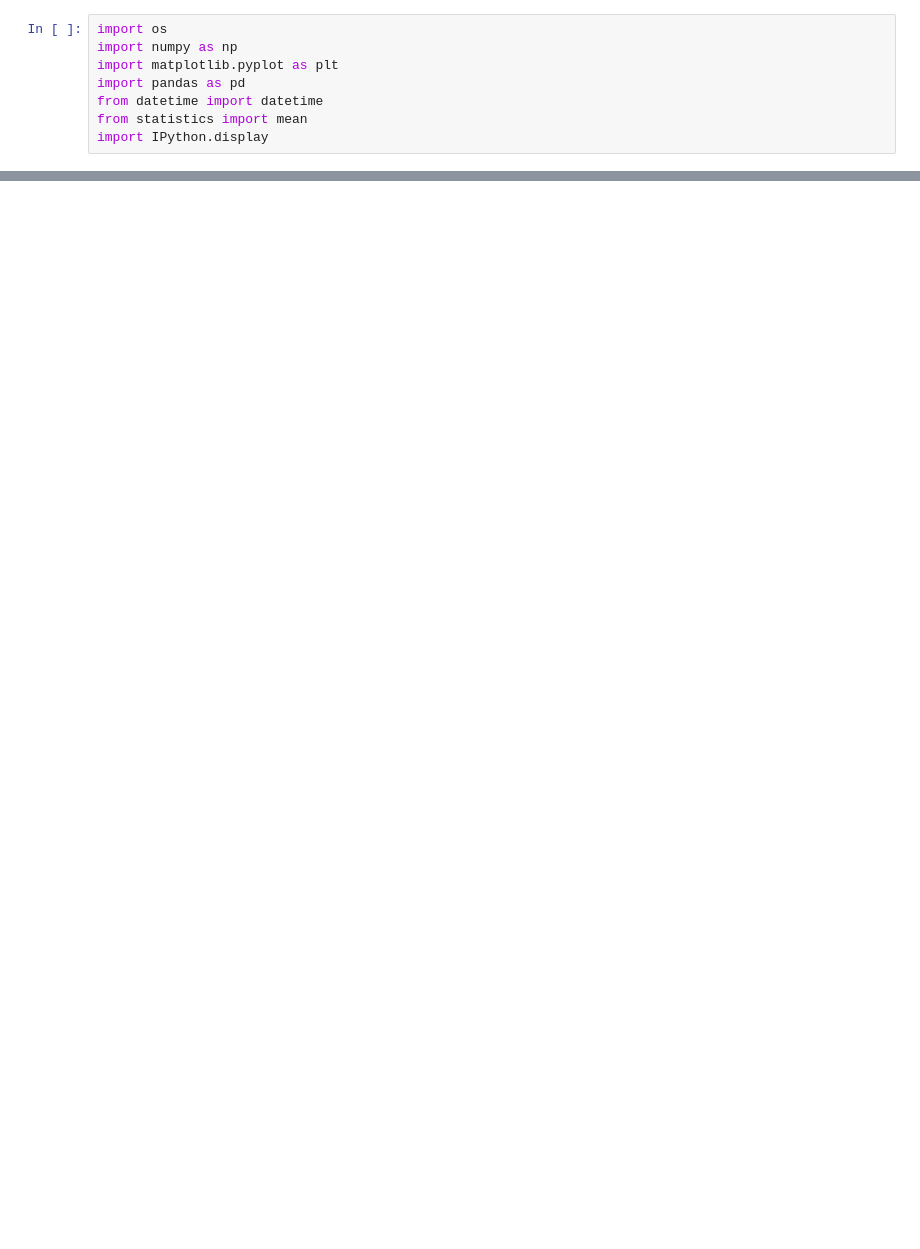
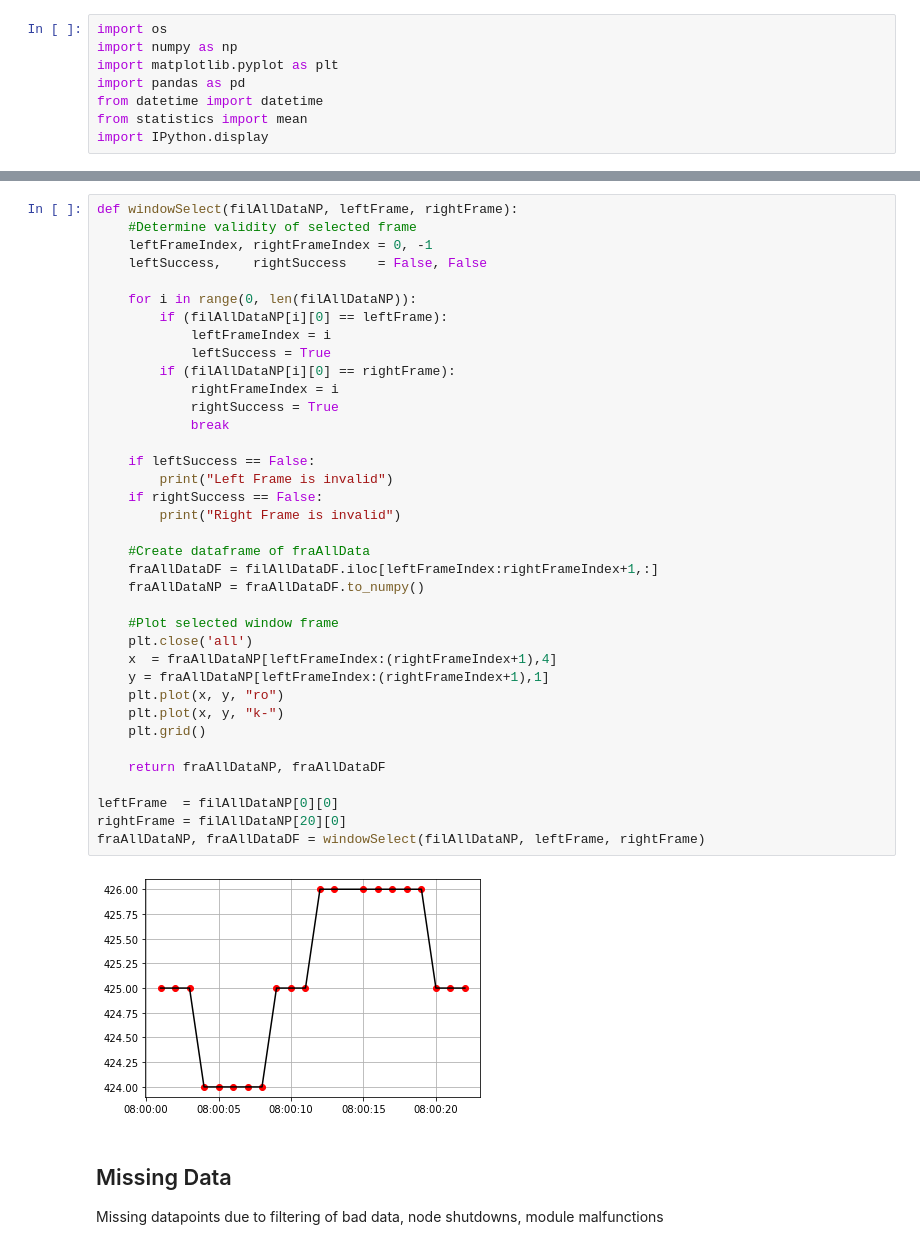
Before and after one commit to RiceAllDay22/WirelessSensorNetwork, a Jupyter notebook: Analysis/Analyzer V2.ipynb, the cells around one changed output, grey strips where cells are left out. Saved outputs shown, nothing was run; the diff lists cells and outputs as text; blank space fills up the shorter version.

```diff
--- a/Analysis/Analyzer V2.ipynb
+++ b/Analysis/Analyzer V2.ipynb
@@ -85,0 +180,42 @@ Prime the data for filtering by turning UNIXTIME and GASDATA columns to floats a
+# %%
+def windowSelect(filAllDataNP, leftFrame, rightFrame):
+    #Determine validity of selected frame
+    leftFrameIndex, rightFrameIndex = 0, -1
+    leftSuccess,    rightSuccess    = False, False
+
+    for i in range(0, len(filAllDataNP)):
+        if (filAllDataNP[i][0] == leftFrame):
+            leftFrameIndex = i
+            leftSuccess = True
+        if (filAllDataNP[i][0] == rightFrame):
+            rightFrameIndex = i
+            rightSuccess = True
+            break
+
+    if leftSuccess == False:
+        print("Left Frame is invalid")
+    if rightSuccess == False:
+        print("Right Frame is invalid")
+
+    #Create dataframe of fraAllData
+    fraAllDataDF = filAllDataDF.iloc[leftFrameIndex:rightFrameIndex+1,:]
+    fraAllDataNP = fraAllDataDF.to_numpy()
+
+    #Plot selected window frame
+    plt.close('all')
+    x  = fraAllDataNP[leftFrameIndex:(rightFrameIndex+1),4]
+    y = fraAllDataNP[leftFrameIndex:(rightFrameIndex+1),1]
+    plt.plot(x, y, "ro")
+    plt.plot(x, y, "k-")
+    plt.grid()
+
+    return fraAllDataNP, fraAllDataDF
+
+leftFrame  = filAllDataNP[0][0]
+rightFrame = filAllDataNP[20][0]
+fraAllDataNP, fraAllDataDF = windowSelect(filAllDataNP, leftFrame, rightFrame)
+# %% [output]
+[figure, added]
+# %% [markdown]
+## Missing Data
+Missing datapoints due to filtering of bad data, node shutdowns, module malfunctions
```
Also changed, not shown: parts of 20 cells of this notebook, 24 other files.
